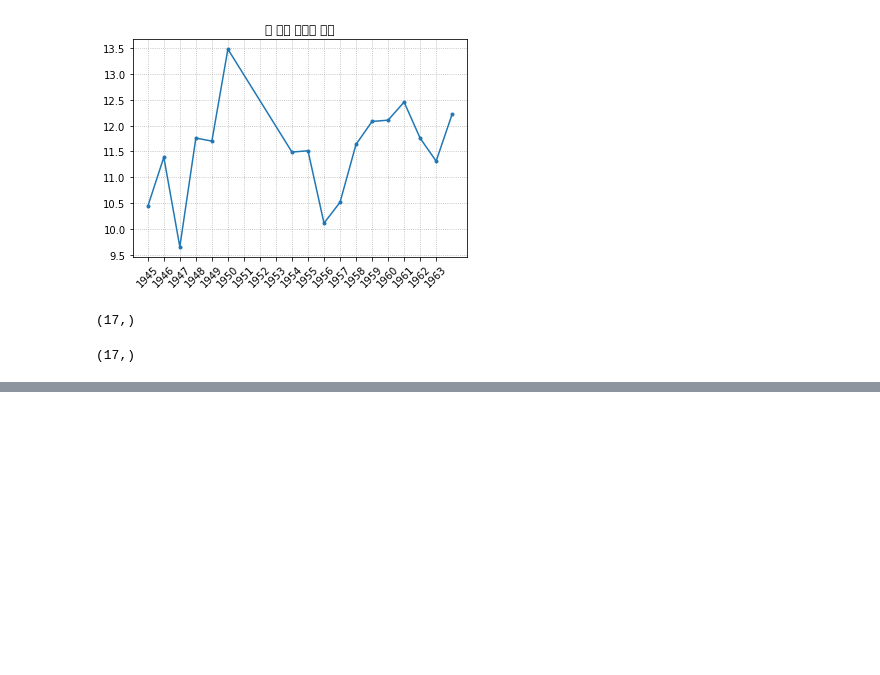
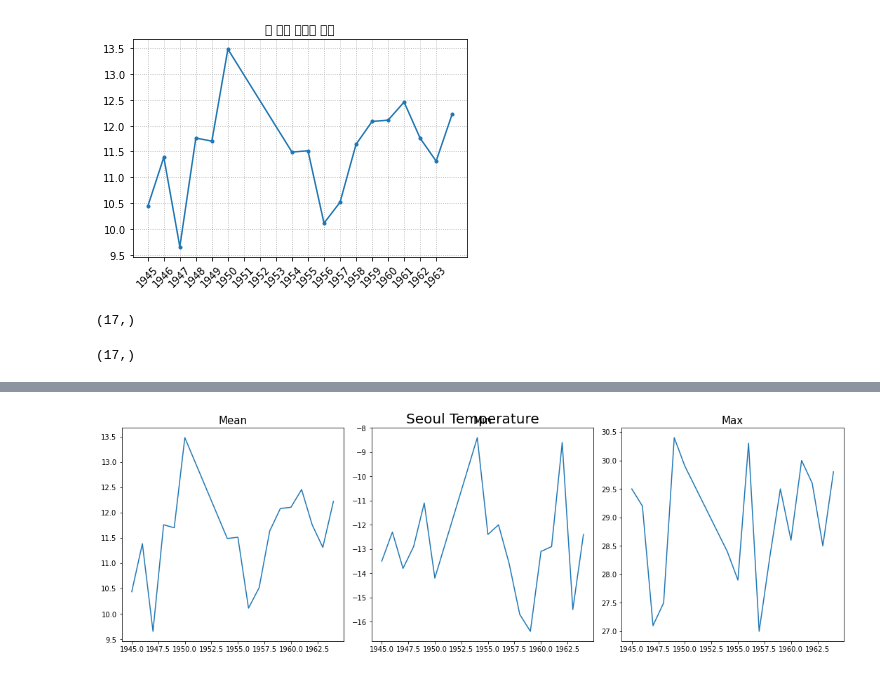
Before and after one commit to yojulab/learn_data_analytics, a Jupyter notebook: codes/년간_전국_기온변화.ipynb, the cells around one changed output, grey strips where cells are left out. Cells and saved outputs as stored; diff of their text form; code cells hidden in the pictures; blank space fills up the shorter version.

```diff
--- a/codes/년간_전국_기온변화.ipynb
+++ b/codes/년간_전국_기온변화.ipynb
@@ -349,0 +359,19 @@ plt.show()
+# %%
+fig = plt.figure(figsize=(15,5))
+plt.subplot(1,3,1)
+plt.plot(seoul_years_mean)
+plt.title('Mean', size=15)
+
+plt.subplot(1,3,2)
+plt.plot(seoul_years_min)
+plt.title('Min', size=15)
+
+plt.subplot(1,3,3)
+plt.plot(seoul_years_max)
+plt.title('Max', size=15)
+
+fig.suptitle('Seoul Temperature', size=20)
+fig.tight_layout()
+plt.show()
+# %% [output]
+[figure, added]
```
Also changed, not shown: parts of 2 cells of this notebook.
